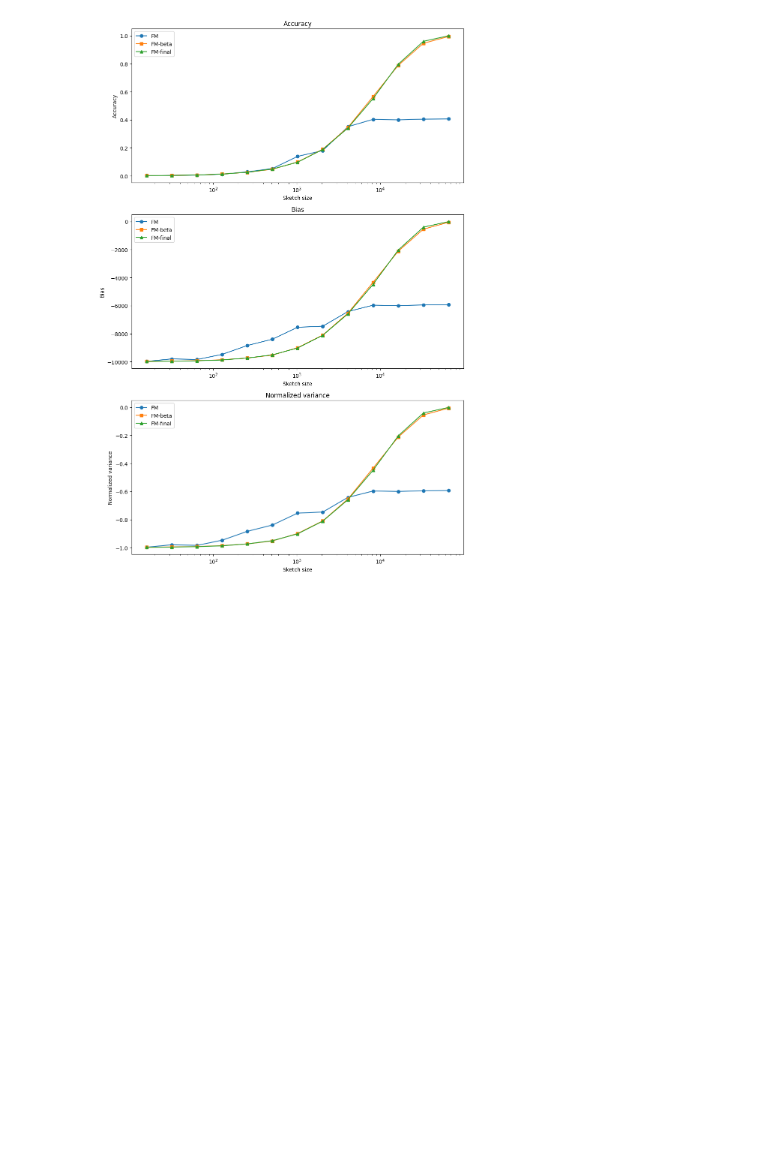
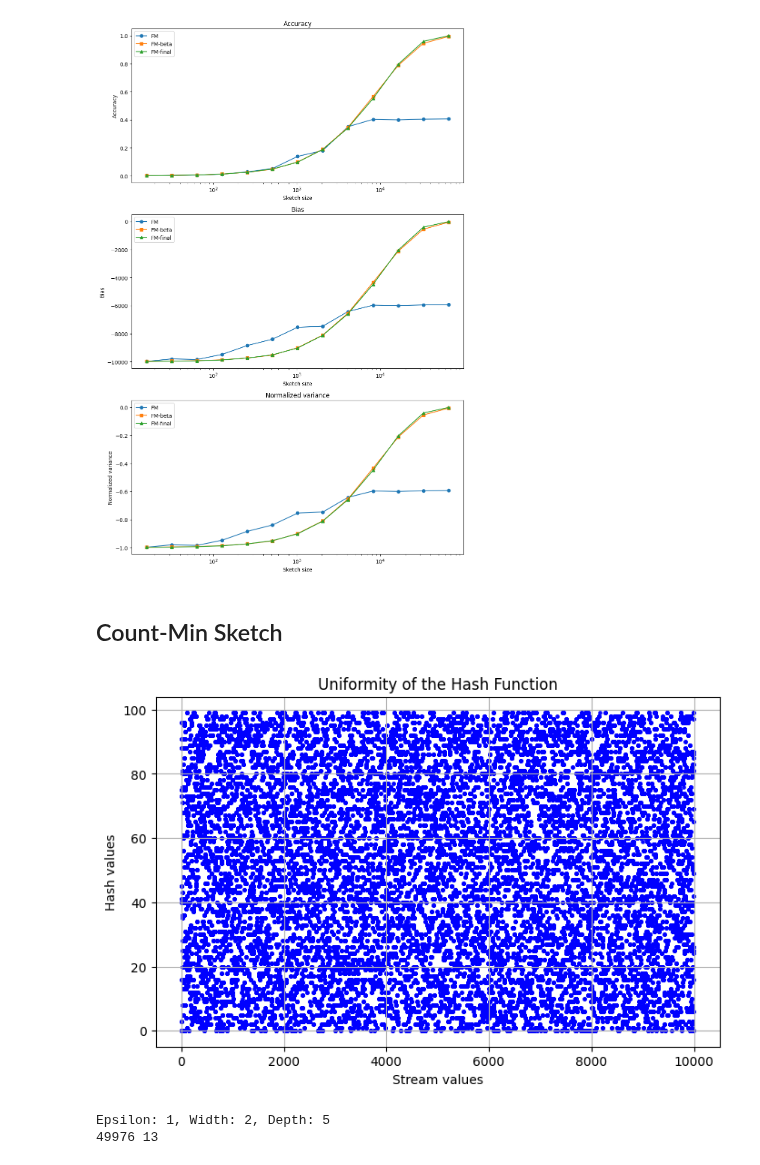
Before and after one commit to Gal-Noy/MSC-Data-Streaming-Algorithms, a Jupyter notebook: FM_CountMin/FM_CountMin.ipynb, the cells around one changed output. Saved outputs shown, nothing was run; the diff lists cells and outputs as text; code cells hidden in the pictures; blank space fills up the shorter version.

Commit message:
start count min sketch

```diff
--- a/FM_CountMin/FM_CountMin.ipynb
+++ b/FM_CountMin/FM_CountMin.ipynb
@@ -245,3 +245,70 @@ plt.tight_layout()
 plt.show()
 # %% [output]
 [figure]
+# %% [markdown]
+## Count-Min Sketch
+# %%
+def hash_stream_to_indices(stream: np.ndarray, ab_vals: list, w: int) -> np.ndarray:
+    """
+    Hash the stream elements to indices using the given hash function.
+    :param stream: numpy array of elements
+    :param ab_vals: list of tuples containing a and b values
+    :param w: width of the sketch
+    :return: numpy array of hashed indices
+    """
+    return np.array([((a * stream**3 + b * stream**2) % P) % w for a, b in ab_vals]).T
+
+# Plot the uniformity of the hash function
+hashes = hash_stream_to_indices(stream, [(1, 2), (3, 4)], 100)
+
+plt.figure(figsize=(8, 5))
+plt.scatter(stream, hashes[:, 0], alpha=0.7, color='blue', s=5)
+plt.title("Uniformity of the Hash Function")
+plt.xlabel("Stream values")
+plt.ylabel("Hash values")
+plt.grid(True)
+plt.show()
+# %% [output]
+[figure, added]
+# %%
+def count_min_sketch(stream: np.ndarray, w: int, d: int) -> np.ndarray:
+    """
+    Count-Min Sketch algorithm for counting the frequency of elements in a stream.
+    :param stream: numpy array of elements
+    :param w: width of the sketch
+    :param d: depth of the sketch
+    :return: frequencies for each element in the stream, according to the sketch
+    """
+    # Initialize the sketch
+    sketch = np.zeros((d, w), dtype=np.int32)
+
+    ab_vals = np.random.default_rng(SEED).integers(1, w, size=(d, 2))
+    indices = hash_stream_to_indices(stream, ab_vals, w)
+
+    # Update the sketch with the stream elements according to the hashed indices
+    for i, element in enumerate(stream):
+        for j in range(d):
+            sketch[j, indices[i, j]] += 1
+
+    # Return frequencies for each element in the stream
+    freqs = {}
+    for i, element in enumerate(stream):
+        freqs[element] = min([sketch[j, indices[i, j]] for j in range(d)])
+
+    return freqs
+
+# Sanity check
+# Space complexity = O(log(F_1) * log(1 / delta) * (1 / epsilon))
+F1 = np.max(np.unique(stream, return_counts=True)[1])
+delta = 0.05
+d = int(np.ceil(np.log2(1 / delta)))
+epsilon = int(np.ceil(np.log(1 / delta) / len(stream)))
+w = int(np.ceil(2 / epsilon))
+
+print(f"Epsilon: {epsilon}, Width: {w}, Depth: {d}")
+freqs = count_min_sketch(np.array(stream), w, d)
+real_freqs = {element: freq for element, freq in zip(*np.unique(stream, return_counts=True))}
+print(freqs[10], real_freqs[10])
+# %% [output]
+Epsilon: 1, Width: 2, Depth: 5
+49976 13
```
